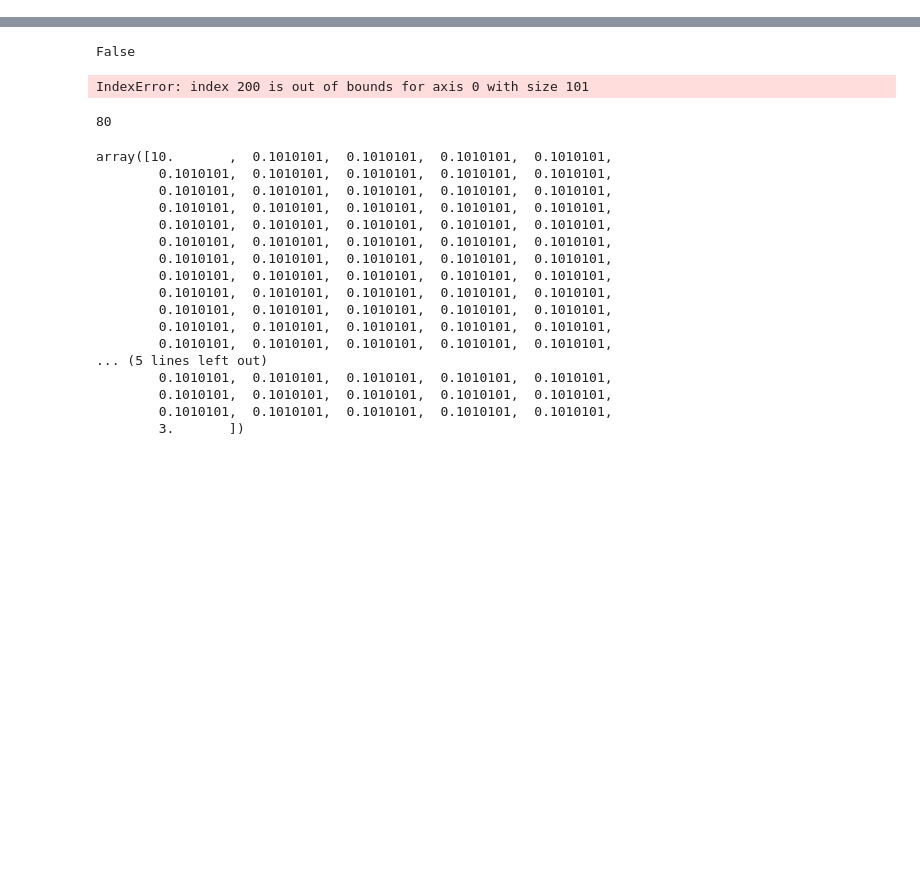
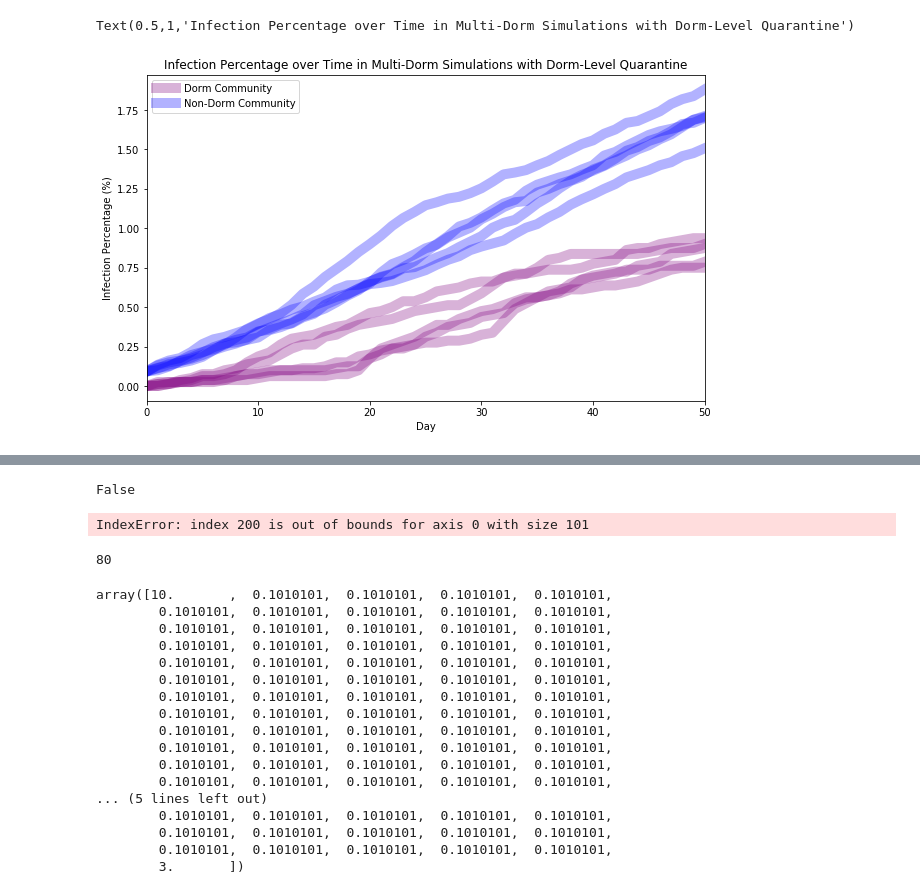
Before and after one commit to peter-i-frazier/group-testing, a Jupyter notebook: notebooks/june_28_multi_dorm_sims.ipynb, the cells around one changed output, grey strips where cells are left out. Saved outputs shown, nothing was run; the diff lists cells and outputs as text; code cells hidden in the pictures; blank space fills up the shorter version.

```diff
--- a/notebooks/june_28_multi_dorm_sims.ipynb
+++ b/notebooks/june_28_multi_dorm_sims.ipynb
@@ -32,0 +59,38 @@ c
+# %%
+def get_popsize(df):
+    cols = df.columns
+    subdf = df[[col for col in cols if 'cumulative' not in col]]
+    return subdf.sum(axis=1).iloc[0]
+
+def infection_pct(df):
+    popsize = get_popsize(df)
+
+    subdf = df[['cumulative_mild', 'cumulative_severe']]
+    infections = subdf.sum(axis=1).iloc[-1]
+
+    return infections / popsize * 100
+
+def add_df_plot(df, label, color, alpha=0.1, linewidth=10):
+    popsize = get_popsize(df)
+    df[['S', 'QS']].apply(lambda x: (popsize - sum(x)) / popsize * 100, axis=1) \
+                        .plot(label=label, alpha=alpha, linewidth=linewidth, color=color)
+
+import numpy as np
+plt.figure(figsize=(10,6))
+dorm_label='Dorm Community'
+non_dorm_label = 'Non-Dorm Community'
+for sim in dorm_sims:
+    dorm_df = sim.sims[0].sim_df
+    for i in range(1,100):
+        dorm_df = dorm_df.add(sim.sims[i].sim_df)
+    add_df_plot(dorm_df, label=dorm_label, color='purple', alpha=0.3, linewidth=10)
+    add_df_plot(sim.sims[100].sim_df, label=non_dorm_label, color='blue', alpha=0.3, linewidth=10)
+    dorm_label=''
+    non_dorm_label=''
+plt.xlabel("Day")
+plt.ylabel("Infection Percentage (%)")
+plt.legend()
+plt.title("Infection Percentage over Time in Multi-Dorm Simulations with Dorm-Level Quarantine")
+# %% [output]
+Text(0.5,1,'Infection Percentage over Time in Multi-Dorm Simulations with Dorm-Level Quarantine')
+[figure, added]
```
Also changed, not shown: parts of 15 cells of this notebook, 1 other file.
